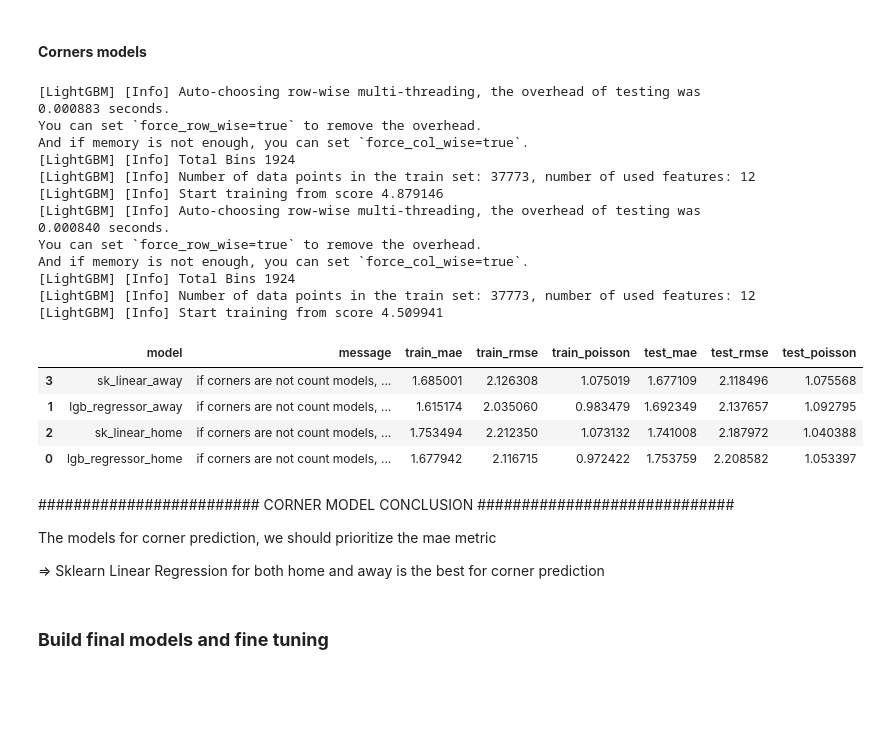
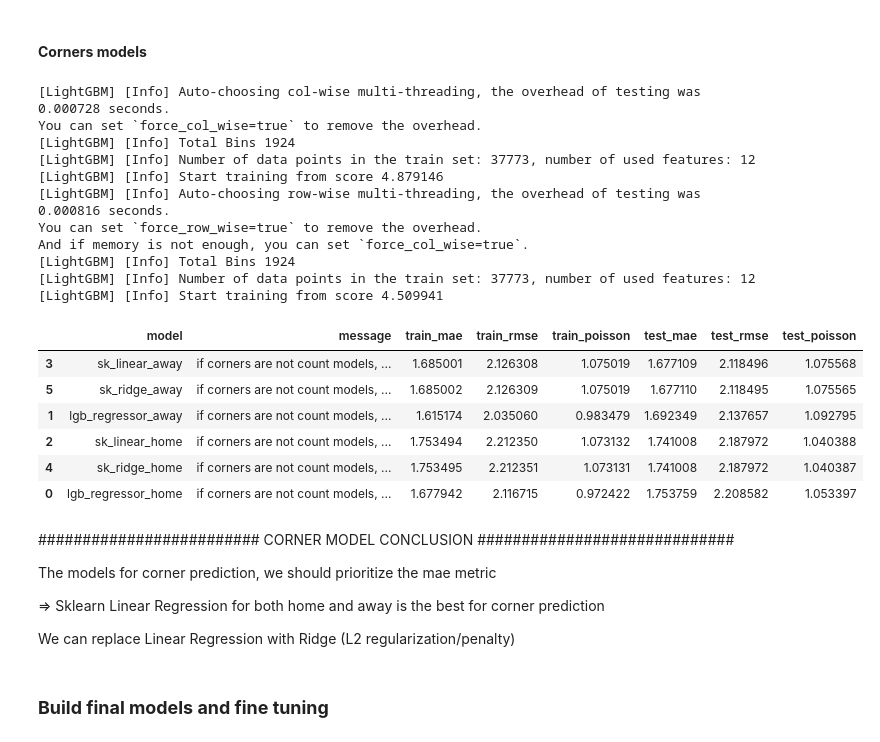
Before and after one commit to Currybon30/fifa_wc_2026_datacamp, a Jupyter notebook: FIFA World Cup 2026 - DataCamp Competition/models.ipynb, the cells around one changed output. Cells and saved outputs as stored; diff of their text form; code cells hidden in the pictures; blank space fills up the shorter version.

Commit message:
Update models

```diff
--- a/FIFA World Cup 2026 - DataCamp Competition/models.ipynb
+++ b/FIFA World Cup 2026 - DataCamp Competition/models.ipynb
@@ -495,12 +508,17 @@ lgb_regressor_away = LGBMRegressor(objective="regression")
 
 sk_linear_home = LinearRegression()
 sk_linear_away = LinearRegression()
+
+sk_ridge_home = Ridge()
+sk_ridge_away = Ridge()
 # %%
 models = {
     "lgb_regressor_home": lgb_regressor_home,
     "lgb_regressor_away": lgb_regressor_away,
     "sk_linear_home": sk_linear_home,
-    "sk_linear_away": sk_linear_away
+    "sk_linear_away": sk_linear_away,
+    "sk_ridge_home": sk_ridge_home,
+    "sk_ridge_away": sk_ridge_away
 }
 
 results_list = []
@@ -538,39 +556,40 @@ for name, model in models.items():
         X_cards_train,
         y_train,
         X_cards_val,
         y_test
     )
 
     results_list.append(results)
 
 # =========================
 # RESULTS TABLE
 # =========================
 results_df = pd.DataFrame(results_list)
 
 results_df = results_df.sort_values(
     "test_mae",
     ascending=True
 )
 
 results_df
 # %% [output]
-[LightGBM] [Info] Auto-choosing row-wise multi-threading, the overhead of testing was 0.000883 seconds.
-You can set `force_row_wise=true` to remove the overhead.
-And if memory is not enough, you can set `force_col_wise=true`.
+[LightGBM] [Info] Auto-choosing col-wise multi-threading, the overhead of testing was 0.000728 seconds.
+You can set `force_col_wise=true` to remove the overhead.
 [LightGBM] [Info] Total Bins 1924
 [LightGBM] [Info] Number of data points in the train set: 37773, number of used features: 12
 [LightGBM] [Info] Start training from score 4.879146
-[LightGBM] [Info] Auto-choosing row-wise multi-threading, the overhead of testing was 0.000840 seconds.
+[LightGBM] [Info] Auto-choosing row-wise multi-threading, the overhead of testing was 0.000816 seconds.
 You can set `force_row_wise=true` to remove the overhead.
 And if memory is not enough, you can set `force_col_wise=true`.
 [LightGBM] [Info] Total Bins 1924
 [LightGBM] [Info] Number of data points in the train set: 37773, number of used features: 12
 [LightGBM] [Info] Start training from score 4.509941
 |  | model | message | train_mae | train_rmse | train_poisson | test_mae | test_rmse | test_poisson |
 | 3 | sk_linear_away | if corners are not count models, ... | 1.685001 | 2.126308 | 1.075019 | 1.677109 | 2.118496 | 1.075568 |
+| 5 | sk_ridge_away | if corners are not count models, ... | 1.685002 | 2.126309 | 1.075019 | 1.677110 | 2.118495 | 1.075565 |
 | 1 | lgb_regressor_away | if corners are not count models, ... | 1.615174 | 2.035060 | 0.983479 | 1.692349 | 2.137657 | 1.092795 |
 | 2 | sk_linear_home | if corners are not count models, ... | 1.753494 | 2.212350 | 1.073132 | 1.741008 | 2.187972 | 1.040388 |
+| 4 | sk_ridge_home | if corners are not count models, ... | 1.753495 | 2.212351 | 1.073131 | 1.741008 | 2.187972 | 1.040387 |
 | 0 | lgb_regressor_home | if corners are not count models, ... | 1.677942 | 2.116715 | 0.972422 | 1.753759 | 2.208582 | 1.053397 |
 # %% [markdown]
 ######################### CORNER MODEL CONCLUSION #############################
@@ -578,6 +597,8 @@ And if memory is not enough, you can set `force_col_wise=true`.
 The models for corner prediction, we should prioritize the mae metric
 
 => Sklearn Linear Regression for both home and away is the best for corner prediction
+
+We can replace Linear Regression with Ridge (L2 regularization/penalty)
 # %% [markdown]
 ### **Build final models and fine tuning**
 # %%
```
Also changed, not shown: parts of 15 cells of this notebook, 2 other files.
